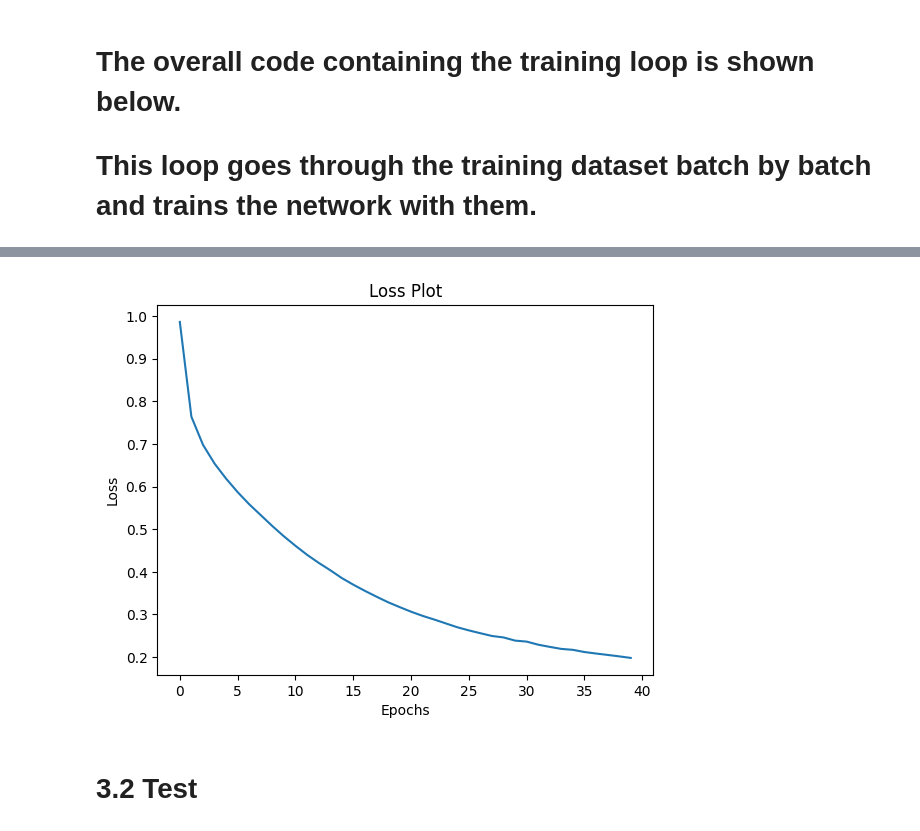
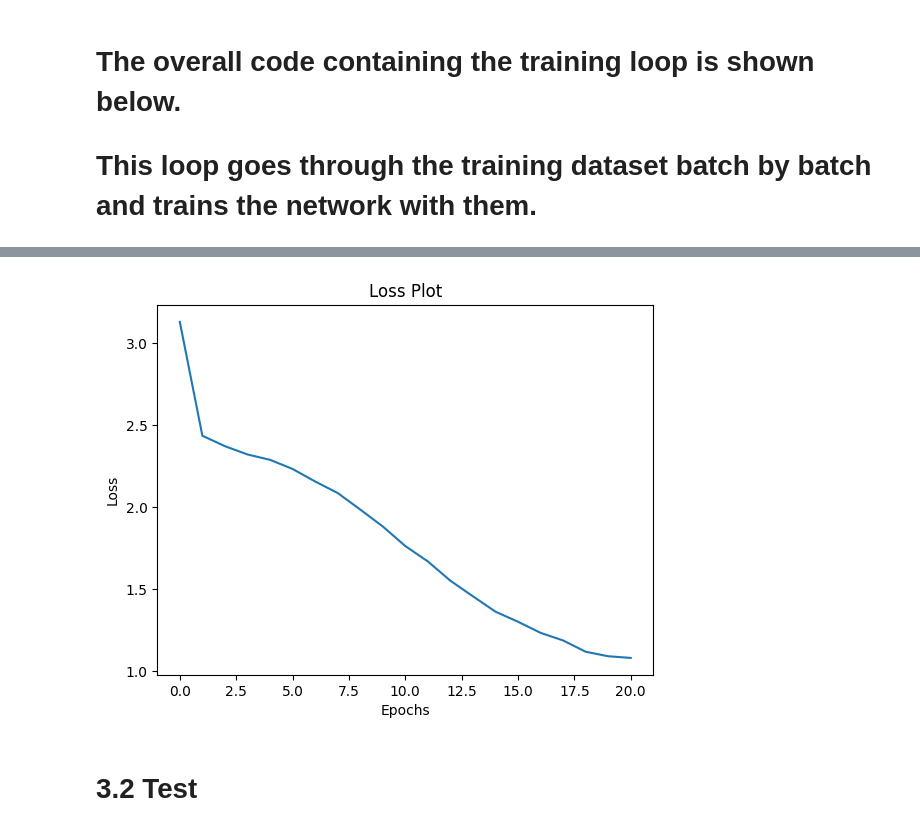
Before and after one commit to CESI-DATASCIENCE/TouNum, a Jupyter notebook: Livrable_3_callback.ipynb, the cells around one changed output, grey strips where cells are left out. Drawn from its saved outputs; the diff is of its cells as text; code cells hidden in the pictures.

```diff
--- a/Livrable_3_callback.ipynb
+++ b/Livrable_3_callback.ipynb
@@ -67,6 +67,6 @@ for val in annotations['annotations']:
 # Take only the first images
 image_paths = list(image_path_to_caption.keys())
 random.shuffle(image_paths)
-train_image_paths = image_paths[:10000]
+train_image_paths = image_paths[:100]
 print(len(train_image_paths))
 # %% [output]
@@ -448,8 +446,11 @@ def compute_validation_loss(val_dataset):
 # %%
 # Split dataset into training and validation
 val_size = int(0.1 * len(train_image_paths))
-val_image_paths = train_image_paths[:val_size]
-train_image_paths = train_image_paths[val_size:]
+
+# Ensure all val_image_paths have at least one caption
+val_image_paths = [path for path in train_image_paths if path in image_path_to_caption][:int(0.1 * len(train_image_paths))]
+train_image_paths = [path for path in train_image_paths if path not in val_image_paths]
+
 
 # Prepare validation dataset
 def load_npy(img_path, caption):
@@ -485,7 +486,7 @@ best_val_loss = float('inf')
 patience = 5
 wait = 0
 
-EPOCHS = 40
+EPOCHS = 20
 
 for epoch in range(start_epoch, EPOCHS):
     start = time.time()
@@ -569,4 +560,4 @@ Time taken for 1 epoch 144.71552872657776 sec
-[figure, old version]
+[figure, new version]
 # %% [markdown]
 # 3.2 Test
 # %%
```
Also changed, not shown: parts of 7 cells of this notebook.
